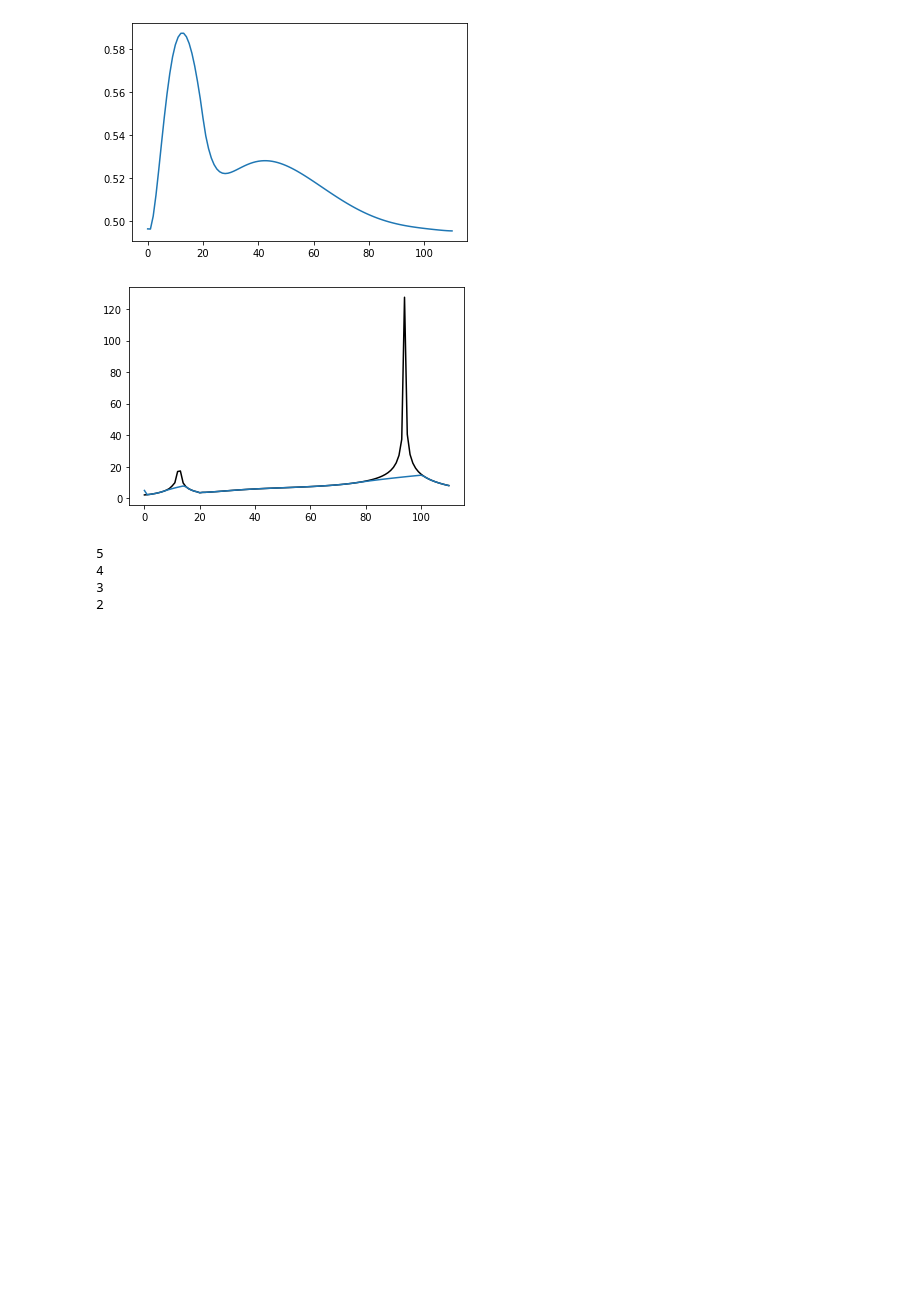
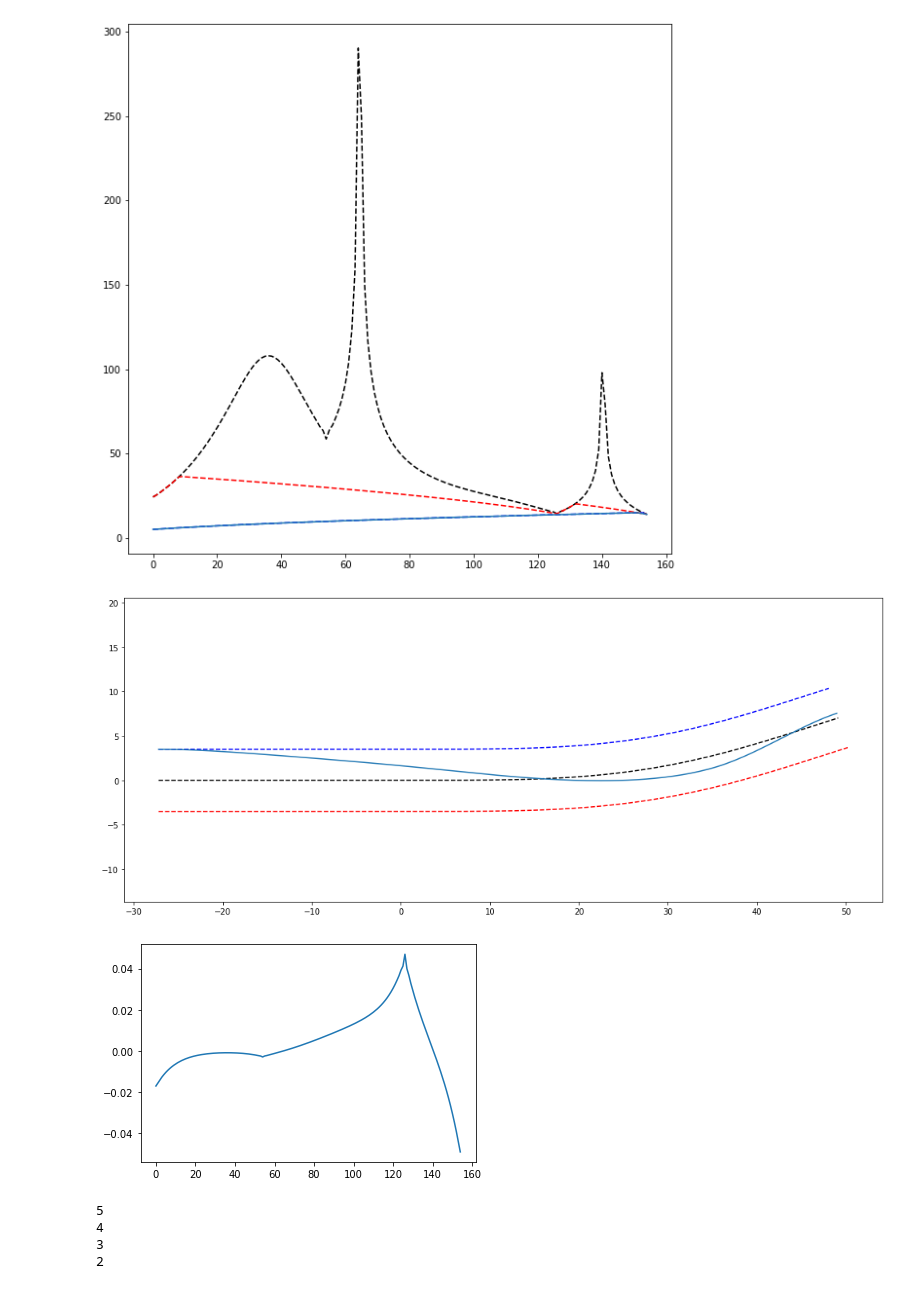
Before and after one commit to CeHao1/train_policy-track, a Jupyter notebook: get_standard_track_by_py/m2_plan_velocity_v1.0.ipynb, the cells around one changed output. Drawn from its saved outputs; the diff is of its cells as text; code cells hidden in the pictures; blank space fills up the shorter version.

```diff
--- a/get_standard_track_by_py/m2_plan_velocity_v1.0.ipynb
+++ b/get_standard_track_by_py/m2_plan_velocity_v1.0.ipynb
@@ -8,15 +8,13 @@ import matplotlib.pyplot as plt
 %matplotlib inline
 # %%
 # load data
-# ind_F=0
-# P_start=0
-# P_end=1
 
-name='F_0_P_0_to_160000.npy'
+ind =57
+name='F_{}_P_0_to_160000.npy'.format(ind)
 path='/home/jovyan/work/sv_data/'
 
 data=np.load(path+name,allow_pickle=True)
-path1 = data[157730]
+path1 = data[157731]
 # %%
 class build_real_track:
 
@@ -168,16 +188,17 @@ class build_real_path:
 # %%
 track=build_real_track(W=3.5,kap_max=0.01,F=path1['F'],Len=50)
 
 real_path = build_real_path()
 real_path.retrive_standard_path(F=path1['F'], P=path1['P'], path=path1['path'])
 real_path.retrive_real_path(track)
 real_path.get_kap()
-real_path.get_velocity(V_init=5, ay_max=1.3, ax_max=5.0, ax_min=-10.0)
+real_path.get_velocity(V_init=5, ay_max=10.0, ax_max=1.3, ax_min=-9.5)
 #
-# real_path.plot()
+real_path.plot()
 # %% [output]
-[figure, old version]
+[figure, new version]
-[figure, old version]
+[figure, new version]
+[figure, added]
 # %%
 for i in range(5,1,-1):
     print(i)
```
Also changed, not shown: parts of 1 cell of this notebook.
